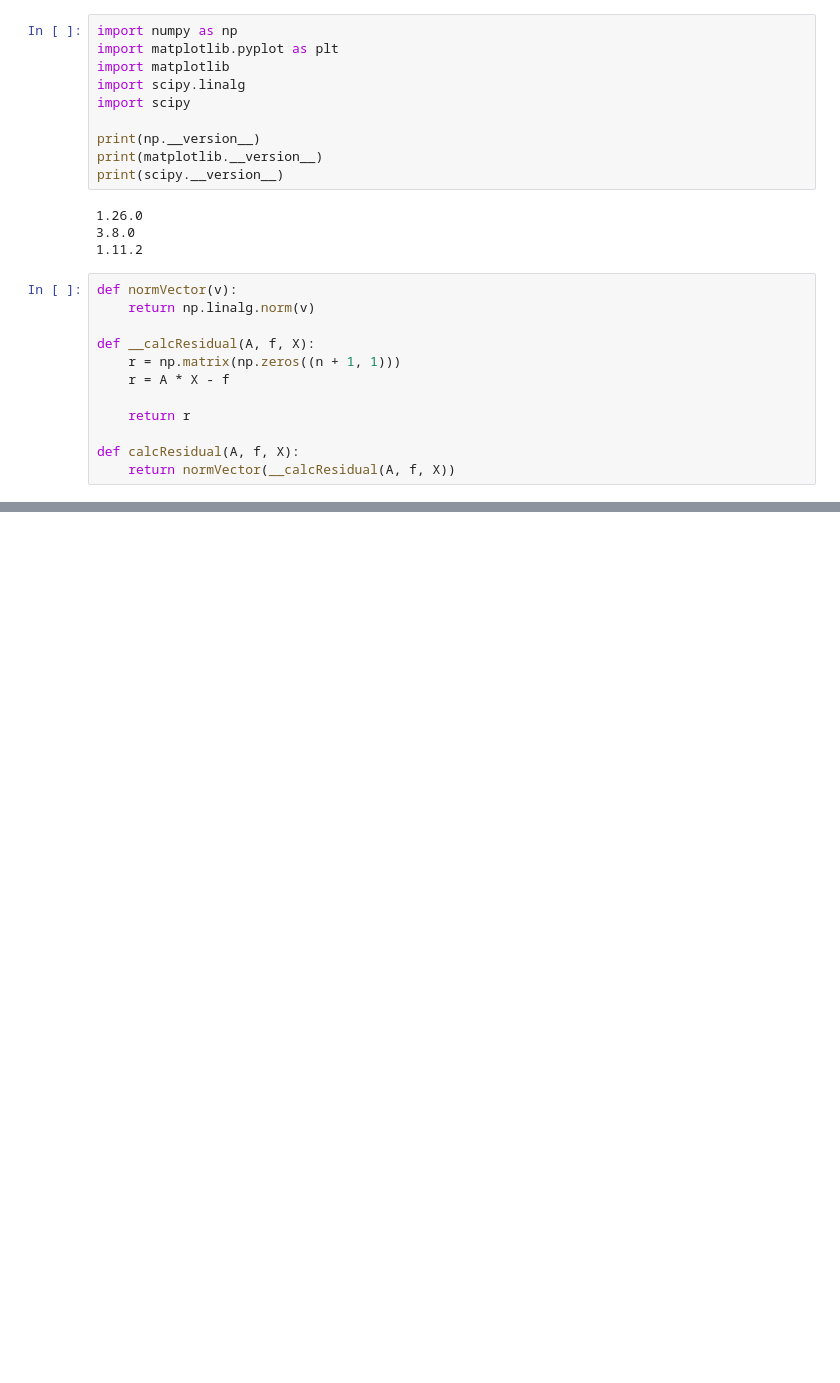
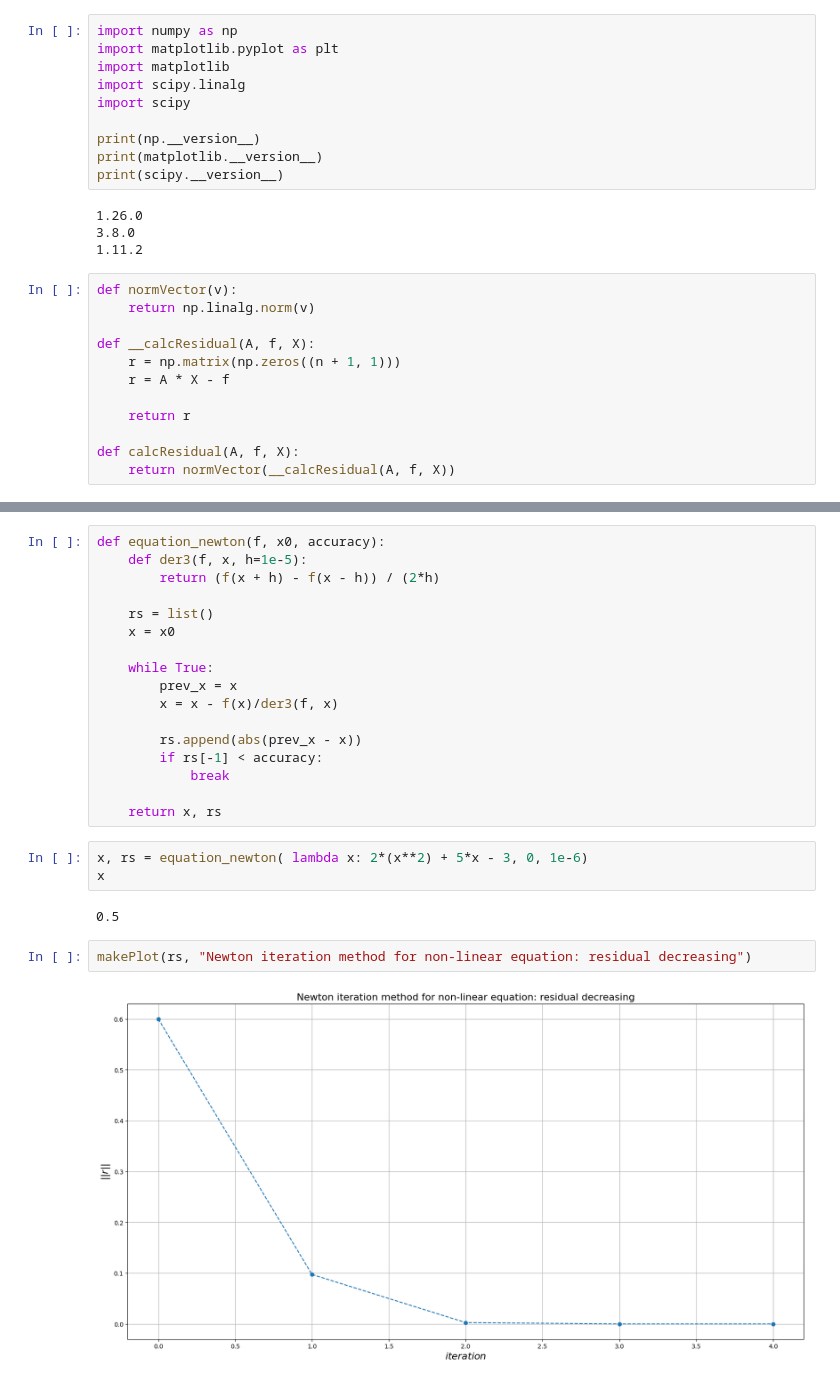
Before and after one commit to nerett/computational-mathematics, a Jupyter notebook: 3-SNE/sne.ipynb, the cells around one changed output, grey strips where cells are left out. Drawn from its saved outputs; the diff is of its cells as text; blank space fills up the shorter version.

```diff
--- a/3-SNE/sne.ipynb
+++ b/3-SNE/sne.ipynb
@@ -63,0 +74,26 @@ x
+# %%
+def equation_newton(f, x0, accuracy):
+    def der3(f, x, h=1e-5):
+        return (f(x + h) - f(x - h)) / (2*h)
+
+    rs = list()
+    x = x0
+
+    while True:
+        prev_x = x
+        x = x - f(x)/der3(f, x)
+
+        rs.append(abs(prev_x - x))
+        if rs[-1] < accuracy:
+            break
+
+    return x, rs
+# %%
+x, rs = equation_newton( lambda x: 2*(x**2) + 5*x - 3, 0, 1e-6)
+x
+# %% [output]
+0.5
+# %%
+makePlot(rs, "Newton iteration method for non-linear equation: residual decreasing")
+# %% [output]
+[figure, added]
```
Also changed, not shown: parts of 8 cells of this notebook.
